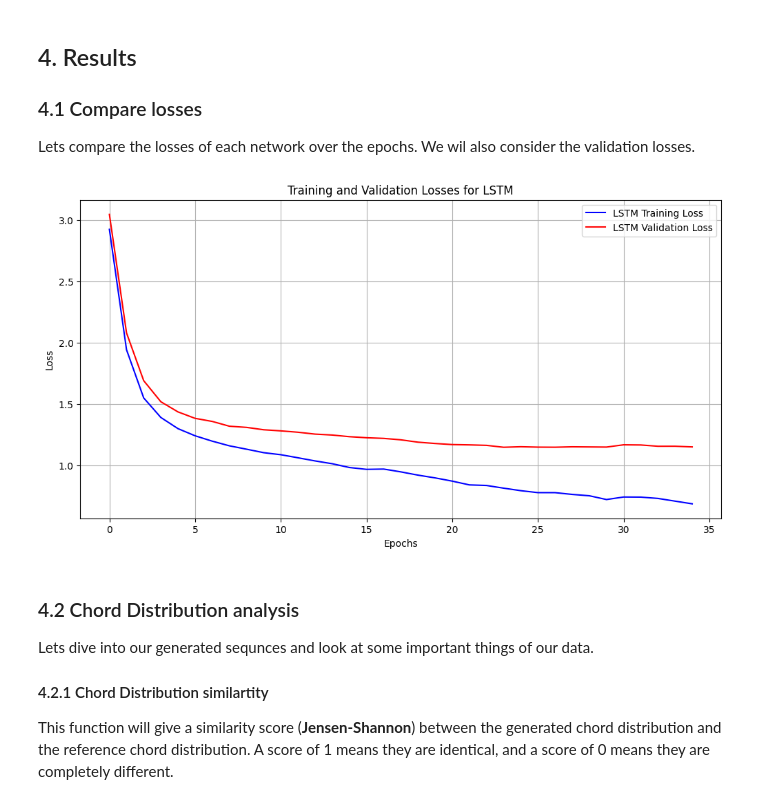
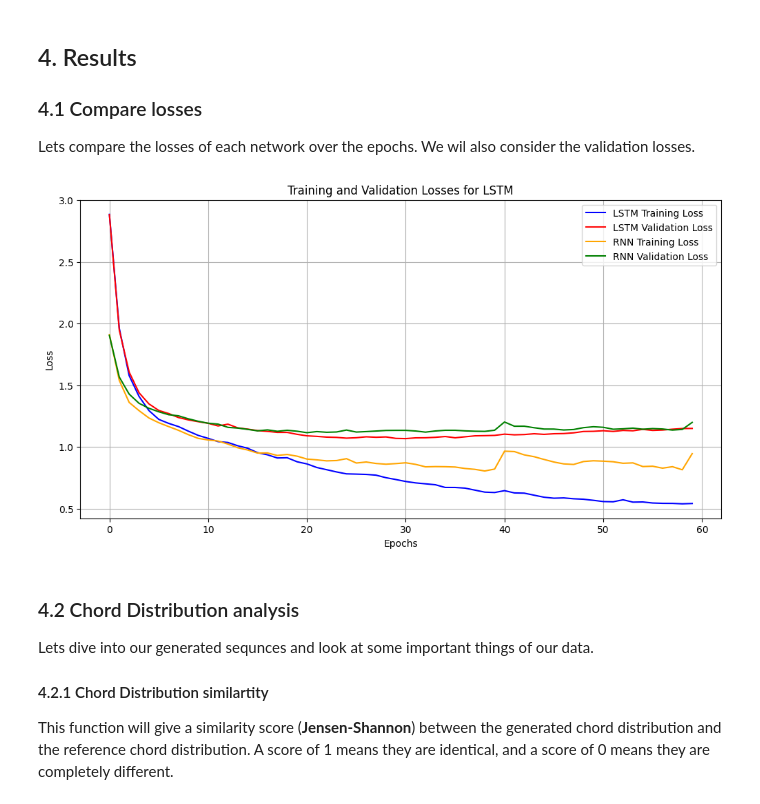
Before and after one commit to Kryptagora/JazzNet, a Jupyter notebook: Models.ipynb, the cells around one changed output. Cells and saved outputs as stored; diff of their text form; code cells hidden in the pictures.

```diff
--- a/Models.ipynb
+++ b/Models.ipynb
@@ -118,7 +118,7 @@ test_size = len(dataset) - train_size - val_size
 train_dataset, val_dataset, test_dataset = random_split(dataset, [train_size, val_size, test_size])
 
 # Create data loaders
-batch_size = 64
+batch_size = 8#64
 train_loader = DataLoader(train_dataset, batch_size=batch_size, shuffle=True)
 val_loader = DataLoader(val_dataset, batch_size=batch_size, shuffle=False)
 test_loader = DataLoader(test_dataset, batch_size=batch_size, shuffle=False)
@@ -137,14 +137,14 @@ Our LSTM model consists of the following layers:
   ).
 # %%
 # Hyperparameters v2
-num_epochs = 35
 embedding_dim = 24#12
 hidden_dim = 64#24
 output_dim = vocab_size
 n_layers = 4#2
 dropout = 0.2
 
-# Hyperparameters grid search 1h
+# Hyperparameters grid search 10h
+num_epochs = 60#35
 embedding_dim = 48#12
 hidden_dim = 128#24
 output_dim = vocab_size
@@ -192,3 +192,33 @@ ChordLSTM(
   (lstm): LSTM(48, 128, num_layers=2, batch_first=True, dropout=0.3)
   (fc): Linear(in_features=128, out_features=118, bias=True)
 )
+# %%
+class baselineRNN(nn.Module):
+    def __init__(self, vocab_size, embedding_dim, hidden_dim, output_dim, n_layers, dropout=0.5, padding_idx=0):
+        super(baselineRNN, self).__init__()
+
+        # Embedding layer
+        self.embedding = nn.Embedding(vocab_size, embedding_dim)
+
+        # RNN layer
+        self.rnn = nn.RNN(embedding_dim, hidden_dim, num_layers=n_layers, dropout=dropout, batch_first=True)
+
+        # Linear layer
+        self.fc = nn.Linear(hidden_dim, output_dim)
+
+
+    def forward(self, x, hidden=None):
+        # x: (batch_size, sequence_length)
+        embedded = self.embedding(x)  # (batch_size, sequence_length, embedding_dim)
+
+        # RNN output
+        output, hidden = self.rnn(embedded, hidden)
+
+        # Linear layer
+        output = self.fc(output)  # (batch_size, sequence_length, output_dim)
+
+        return output, hidden
+
+# Initialize the model
+modelBaseline = baselineRNN(vocab_size, embedding_dim, hidden_dim, output_dim, n_layers, dropout=dropout)
+modelBaseline
@@ -674,19 +981,22 @@ Lets compare the losses of each network over the epochs. We wil also consider th
 # %%
 import matplotlib.pyplot as plt
 
 plt.figure(figsize=(12, 6))
 plt.plot(train_losses_lstm, label='LSTM Training Loss', color='blue')
 plt.plot(val_losses_lstm, label='LSTM Validation Loss', color='red')
+
+plt.plot(train_losses_rnn, label='RNN Training Loss', color='orange')
+plt.plot(val_losses_rnn, label='RNN Validation Loss', color='green')
 plt.title('Training and Validation Losses for LSTM')
 plt.xlabel('Epochs')
 plt.ylabel('Loss')
 plt.legend()
 plt.grid(True)
 
 plt.savefig('img/train_results_compare-50epochs.png', dpi=300, bbox_inches='tight')
 plt.show()
 # %% [output]
-[figure, old version]
+[figure, new version]
 # %% [markdown]
 ### 4.2 Chord Distribution analysis
 Lets dive into our generated sequnces and look at some important things of our data.
```
Also changed, not shown: parts of 11 cells of this notebook.
